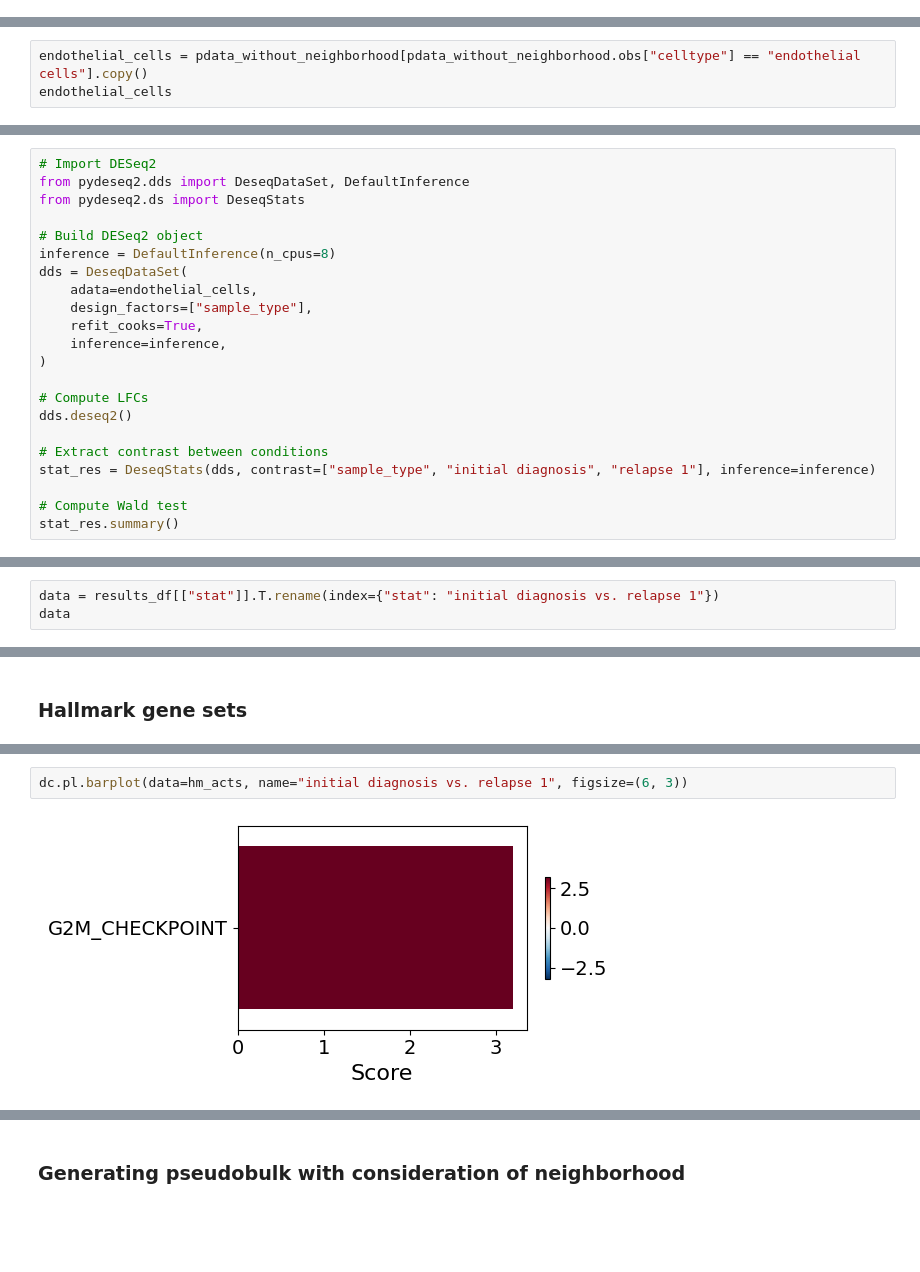
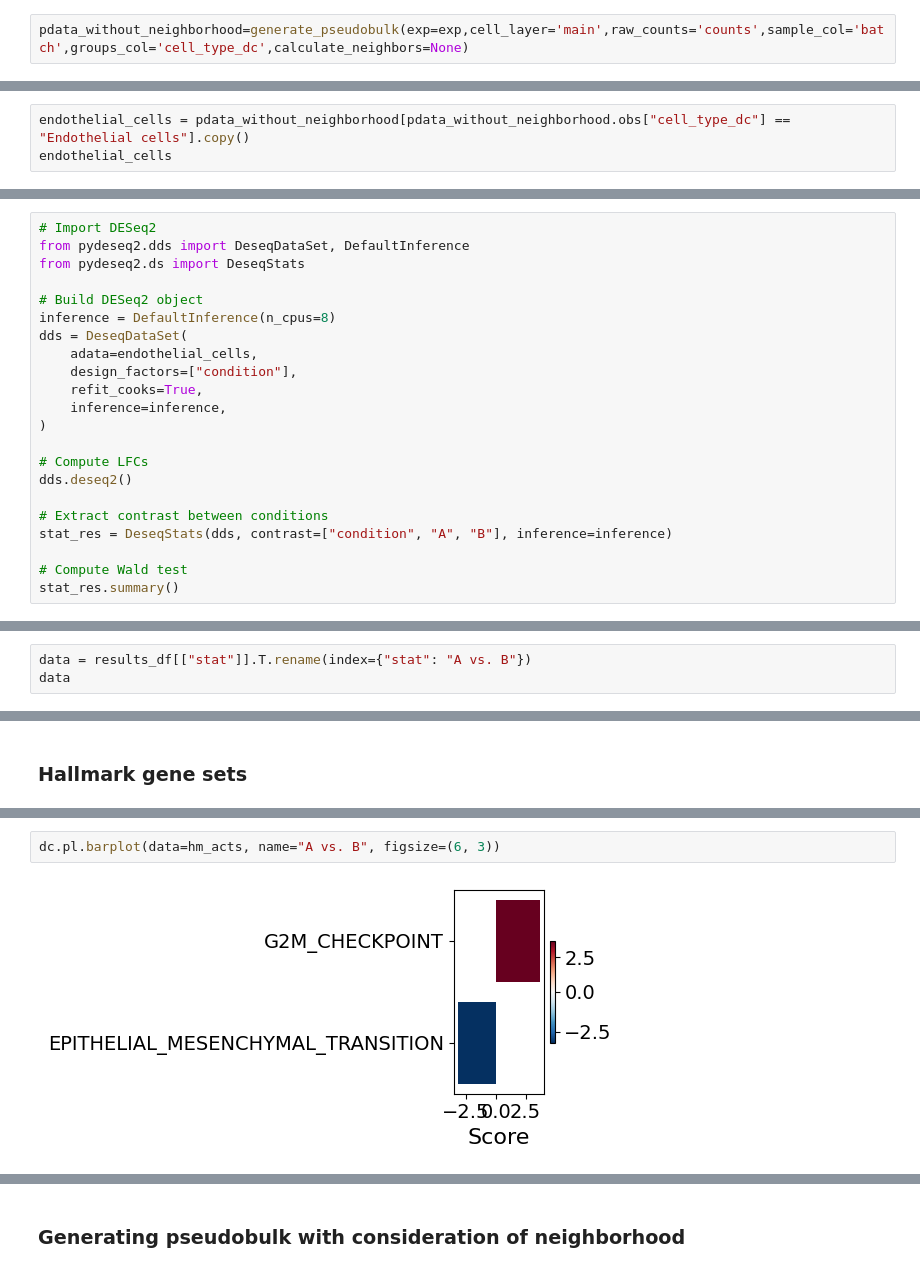
Before and after one commit to SpatialPathology/InSituPy, a Jupyter notebook: docs/source/tutorials/03_multisample_analysis/pseudobulk_tutorial.ipynb, the cells around one changed output, grey strips where cells are left out. Saved outputs shown, nothing was run; the diff lists cells and outputs as text; blank space fills up the shorter version.

```diff
--- a/docs/source/tutorials/03_multisample_analysis/pseudobulk_tutorial.ipynb
+++ b/docs/source/tutorials/03_multisample_analysis/pseudobulk_tutorial.ipynb
@@ -48,3 +100,5 @@ pdata_without_neighborhood=concatenate_adatas_for_pseudobulk(pseudobulks,label='
+# %%
+pdata_without_neighborhood=generate_pseudobulk(exp=exp,cell_layer='main',raw_counts='counts',sample_col='batch',groups_col='cell_type_dc',calculate_neighbors=None)
 # %%
 pdata_without_neighborhood
 # %% [output]
@@ -145,6 +190,6 @@ sc.pl.pca(
 # %% [markdown]
 ### Differential expressed genes between two conditions
 # %%
-endothelial_cells = pdata_without_neighborhood[pdata_without_neighborhood.obs["celltype"] == "endothelial cells"].copy()
+endothelial_cells = pdata_without_neighborhood[pdata_without_neighborhood.obs["cell_type_dc"] == "Endothelial cells"].copy()
 endothelial_cells
 # %% [output]
@@ -204,7 +249,7 @@ from pydeseq2.ds import DeseqStats
 inference = DefaultInference(n_cpus=8)
 dds = DeseqDataSet(
     adata=endothelial_cells,
-    design_factors=["sample_type"],
+    design_factors=["condition"],
     refit_cooks=True,
     inference=inference,
 )
@@ -213,7 +258,7 @@ dds = DeseqDataSet(
 dds.deseq2()
 
 # Extract contrast between conditions
-stat_res = DeseqStats(dds, contrast=["sample_type", "initial diagnosis", "relapse 1"], inference=inference)
+stat_res = DeseqStats(dds, contrast=["condition", "A", "B"], inference=inference)
 
 # Compute Wald test
 stat_res.summary()
@@ -281,4 +326,4 @@ dc.pl.volcano(results_df, x="log2FoldChange", y="pvalue",figsize=(10,10),top=40)
 # %%
-data = results_df[["stat"]].T.rename(index={"stat": "initial diagnosis vs. relapse 1"})
+data = results_df[["stat"]].T.rename(index={"stat": "A vs. B"})
 data
 # %% [output]
@@ -390,7 +439,7 @@ hm_acts
 # %%
-dc.pl.barplot(data=hm_acts, name="initial diagnosis vs. relapse 1", figsize=(6, 3))
+dc.pl.barplot(data=hm_acts, name="A vs. B", figsize=(6, 3))
 # %% [output]
-[figure, old version]
+[figure, new version]
 # %%
 # Tranform to df
 df = hm_acts.melt(value_name="score").merge(
```
Also changed, not shown: parts of 66 cells of this notebook, 2 other files.
